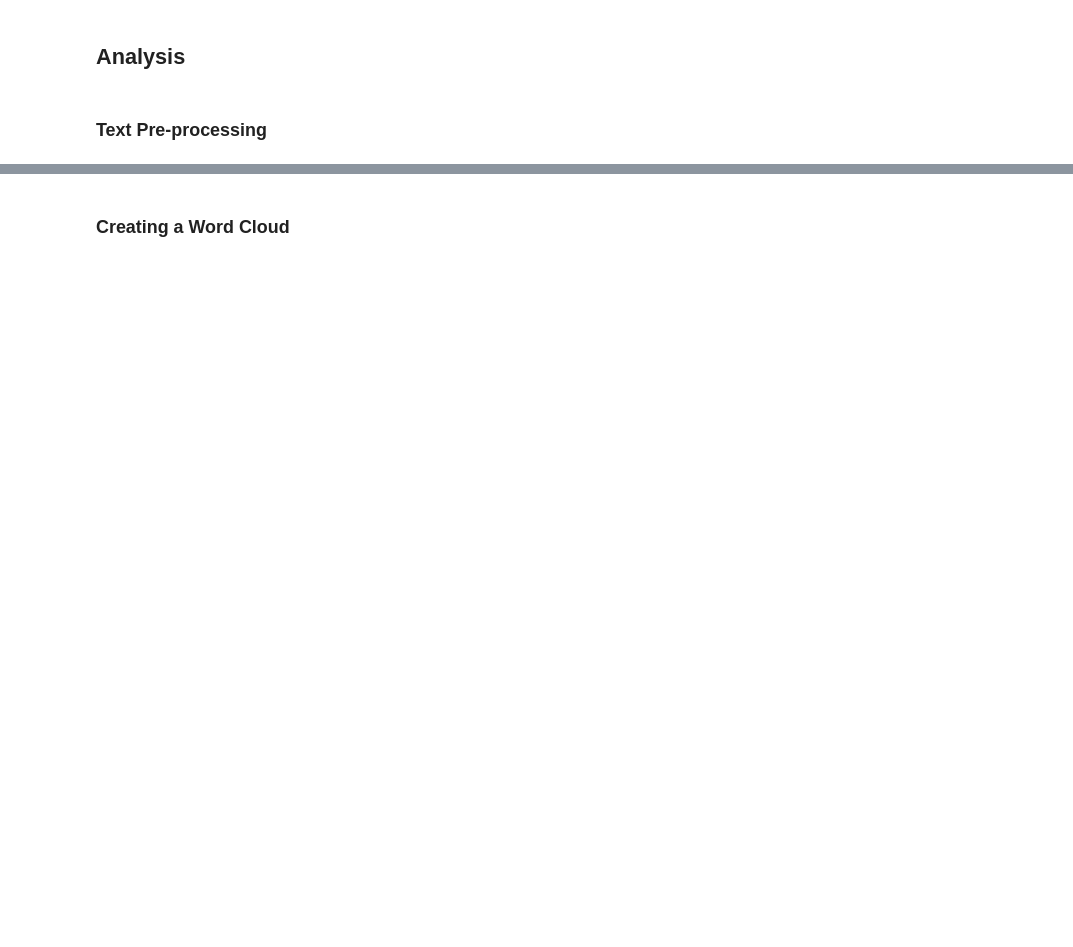
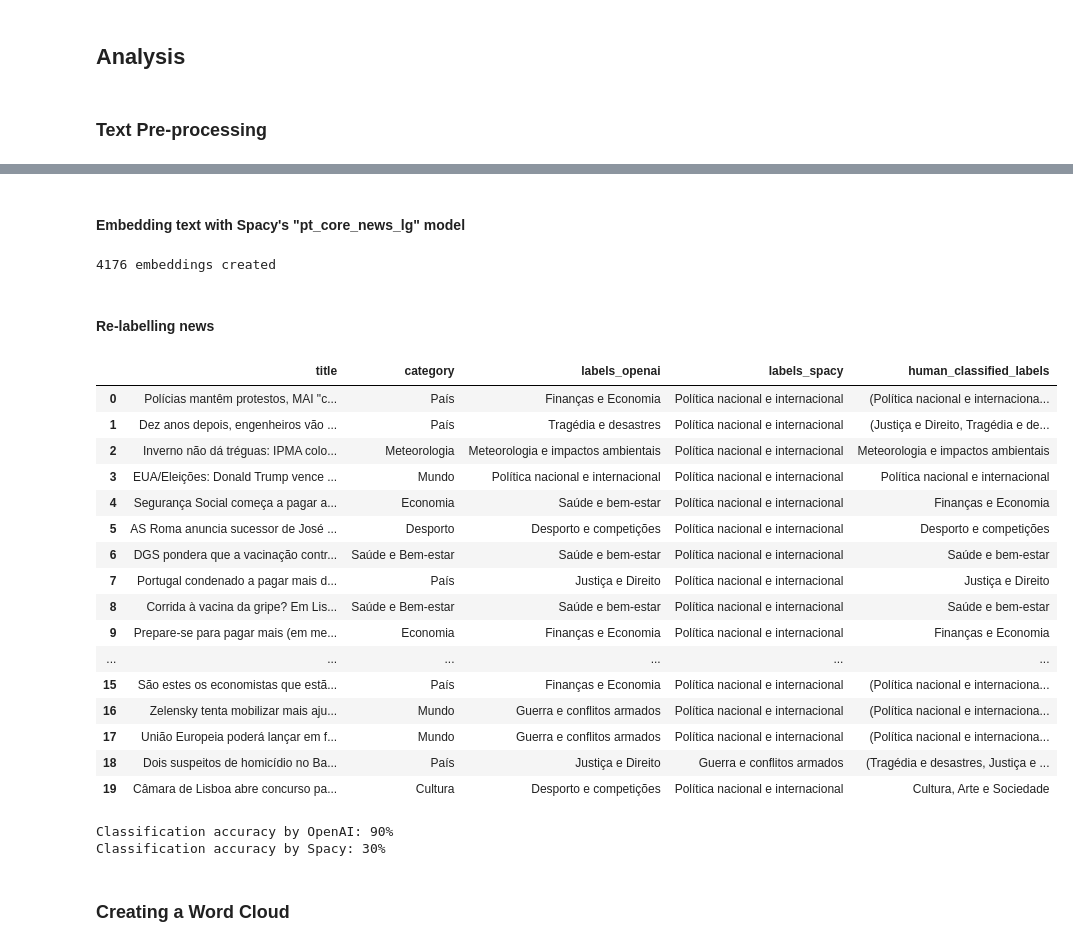
Before and after one commit to MMFreitas1/Analysis-of-Portuguese-news, a Jupyter notebook: Scripts/analysis_of_portuguese_news.ipynb, the cells around one changed output, grey strips where cells are left out. Saved outputs shown, nothing was run; the diff lists cells and outputs as text; code cells hidden in the pictures; blank space fills up the shorter version.

```diff
--- a/Scripts/analysis_of_portuguese_news.ipynb
+++ b/Scripts/analysis_of_portuguese_news.ipynb
@@ -151,0 +223,78 @@ Your bill, sir: 0.13$
+# %% [markdown]
+#### Embedding text with Spacy's "pt_core_news_lg" model
+# %%
+#Creating an empty embeddings list
+embeddings_spacy = [vectorizer(sentence) for sentence in fused_titles_descriptions]
+print(f"{len(embeddings_spacy)} embeddings created")
+
+#Getting embeddings for every standardized category
+label_embeddings_spacy = [vectorizer(label) for label in labels]
+
+#Creating a list of best label per embedding
+best_score_indexes = [label_score(embedding, label_embeddings_spacy) for embedding in embeddings_spacy]
+labels_spacy = [labels[index] for index in best_score_indexes]
+# %% [output]
+4176 embeddings created
+# %% [markdown]
+#### Re-labelling news
+# %%
+#Comparing a sample of 20 news to choose the best labels
+categories_df = news[["title", "category"]][0:20]
+categories_df["labels_openai"] = labels_openai[0:20]
+categories_df["labels_spacy"] = labels_spacy[0:20]
+categories_df["human_classified_labels"] = [
+    ("Política nacional e internacional", "Finanças e Economia"),
+    ("Justiça e Direito", "Tragédia e desastres"),
+    "Meteorologia e impactos ambientais",
+    "Política nacional e internacional",
+    "Finanças e Economia",
+    "Desporto e competições",
+    "Saúde e bem-estar",
+    "Justiça e Direito",
+    "Saúde e bem-estar",
+    "Finanças e Economia",
+    "Cultura, Arte e Sociedade",
+    "Desporto e competições",
+    "Meteorologia e impactos ambientais",
+    ("Educação, Ensino e Aprendizagem", "Cultura, Arte e Sociedade"),
+    ("Cultura, Arte e Sociedade", "Meteorologia e impactos ambientais"),
+    ("Política nacional e internacional", "Finanças e Economia"),
+    ("Política nacional e internacional", "Guerra e conflitos armados", "Finanças e Economia"),
+    ("Política nacional e internacional", "Guerra e conflitos armados"),
+    ("Tragédia e desastres", "Justiça e Direito"),
+    "Cultura, Arte e Sociedade"
+    ]
+
+#Showing results
+display(categories_df)
+# %% [output]
+|  | title | category | labels_openai | labels_spacy | human_classified_labels |
+| 0 | Polícias mantêm protestos, MAI "c... | País | Finanças e Economia | Política nacional e internacional | (Política nacional e internaciona... |
+| 1 | Dez anos depois, engenheiros vão ... | País | Tragédia e desastres | Política nacional e internacional | (Justiça e Direito, Tragédia e de... |
+| 2 | Inverno não dá tréguas: IPMA colo... | Meteorologia | Meteorologia e impactos ambientais | Política nacional e internacional | Meteorologia e impactos ambientais |
+| 3 | EUA/Eleições: Donald Trump vence ... | Mundo | Política nacional e internacional | Política nacional e internacional | Política nacional e internacional |
+| 4 | Segurança Social começa a pagar a... | Economia | Saúde e bem-estar | Política nacional e internacional | Finanças e Economia |
+| 5 | AS Roma anuncia sucessor de José ... | Desporto | Desporto e competições | Política nacional e internacional | Desporto e competições |
+| 6 | DGS pondera que a vacinação contr... | Saúde e Bem-estar | Saúde e bem-estar | Política nacional e internacional | Saúde e bem-estar |
+| 7 | Portugal condenado a pagar mais d... | País | Justiça e Direito | Política nacional e internacional | Justiça e Direito |
+| 8 | Corrida à vacina da gripe? Em Lis... | Saúde e Bem-estar | Saúde e bem-estar | Política nacional e internacional | Saúde e bem-estar |
+| 9 | Prepare-se para pagar mais (em me... | Economia | Finanças e Economia | Política nacional e internacional | Finanças e Economia |
+| ... | ... | ... | ... | ... | ... |
+| 15 | São estes os economistas que estã... | País | Finanças e Economia | Política nacional e internacional | (Política nacional e internaciona... |
+| 16 | Zelensky tenta mobilizar mais aju... | Mundo | Guerra e conflitos armados | Política nacional e internacional | (Política nacional e internaciona... |
+| 17 | União Europeia poderá lançar em f... | Mundo | Guerra e conflitos armados | Política nacional e internacional | (Política nacional e internaciona... |
+| 18 | Dois suspeitos de homicídio no Ba... | País | Justiça e Direito | Guerra e conflitos armados | (Tragédia e desastres, Justiça e ... |
+| 19 | Câmara de Lisboa abre concurso pa... | Cultura | Desporto e competições | Política nacional e internacional | Cultura, Arte e Sociedade |
+# %%
+#Calculating accuracy
+label_columns = ["labels_openai", "labels_spacy"]
+points = []
+for column in label_columns:
+    condition = categories_df.apply(lambda row: row[column] in row['human_classified_labels'], axis=1)
+    points.append(np.where(condition, 1, 0))
+
+print(f"Sample classification accuracy by OpenAI: {round(100*sum(points[0]/len(points[0])))}%")
+print(f"Sample classification accuracy by Spacy: {round(100*sum(points[1]/len(points[1])))}%")
+# %% [output]
+Classification accuracy by OpenAI: 90%
+Classification accuracy by Spacy: 30%
```
Also changed, not shown: parts of 23 cells of this notebook, 9 other files.
